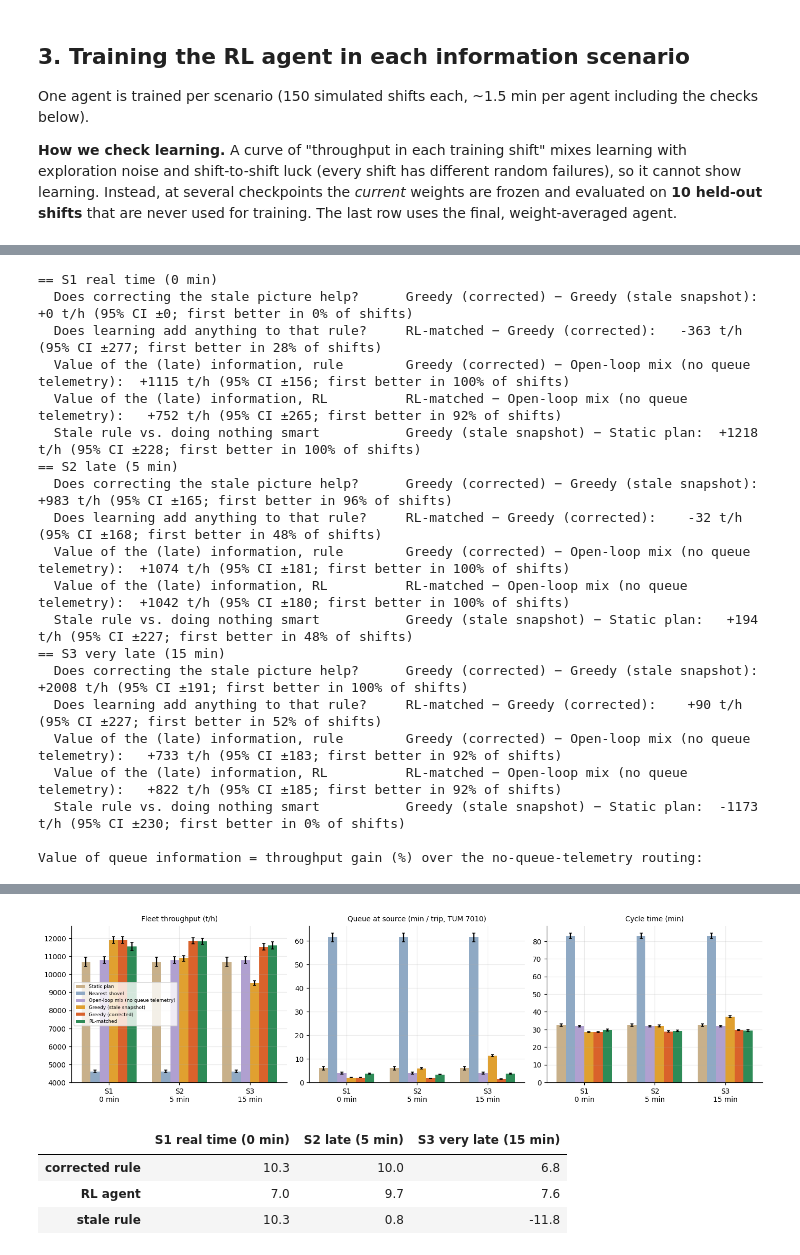
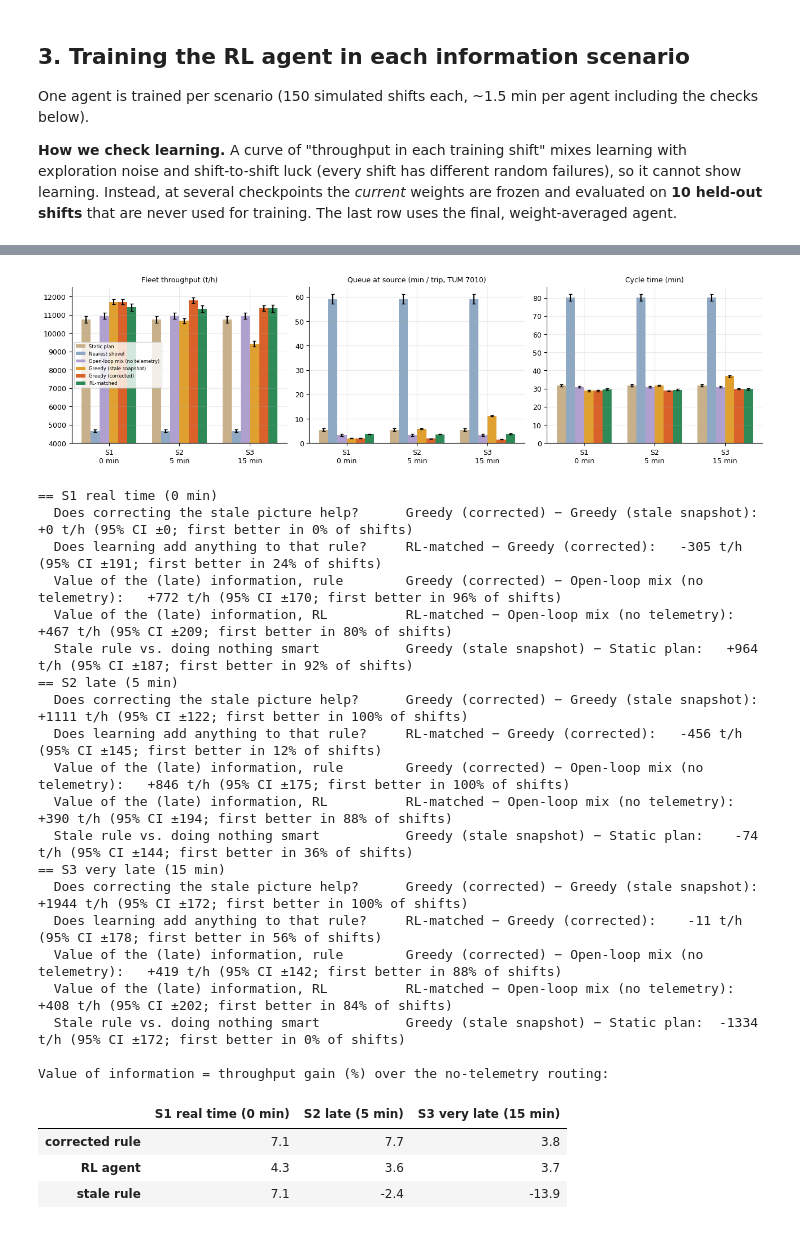
Before and after one commit to ka-means/ka-means.github.io, a Jupyter notebook: assets/notebooks/rl-dispatch-information-latency.ipynb, the cells around one changed output, grey strips where cells are left out. Cells and saved outputs as stored; diff of their text form; code cells hidden in the pictures.

```diff
--- a/assets/notebooks/rl-dispatch-information-latency.ipynb
+++ b/assets/notebooks/rl-dispatch-information-latency.ipynb
@@ -440,7 +440,7 @@ class GreedyObs:
         est = []
         for a in range(s.M):
             e = max(s.p.te[a], c[a] * self.svc)
-            if dn[a]:
+            if dn[a] and not s.down[a] or dn[a]:
                 e += 60
             if self.noise:
                 e *= s.policy_rng.lognormal(0, self.noise)
@@ -461,10 +461,10 @@ def replicate(make_policy, n=20, seed0=0, keep_sims=False, **kw):
 
 
 def ci95(x):
-    """Two-sided 95% half-width using Student's t for the finite replication count."""
+    """Two-sided 95% half-width using Student's t distribution (correct for small replication counts)."""
     x = np.asarray(x, float)
     if len(x) < 2:
-        return float("nan")
+        return float('nan')
     return student_t.ppf(0.975, len(x) - 1) * x.std(ddof=1) / np.sqrt(len(x))
 
 
@@ -557,8 +557,9 @@ class CorrectedGreedy:
 
 
 class Mix:
-    """Open-loop dispatcher: sends each truck to shovel a with fixed probability p[a]. Uses no queue telemetry
-    but does use the current shovel-availability flag; this isolates the value of queue information beyond geometry and current availability."""
+    """Open-loop dispatcher: sends each truck to shovel a with fixed probability p[a], but still checks the current
+    shovel up/down flag before sampling. It uses NO queue telemetry (this is the control for how much value the
+    (late) queue information adds beyond plain geometry and knowing which shovels are currently working)."""
     central = False; redirect_delay = 6.0
     def __init__(self, p): self.p = np.asarray(p) / np.sum(p); self.name = "Open-loop mix (no queue telemetry)"
     def choose(self, s, i, redirect=False):
@@ -640,10 +640,10 @@ def make(kind, lag):
     if kind == "Nearest shovel": return Nearest()
     if kind == "Greedy (stale snapshot)": return GreedyObs(lag)
     if kind == "Greedy (corrected)": return CorrectedGreedy(lag)
-    if kind == "Open-loop mix (no queue telemetry)": return Mix(mix_p)
+    if kind == "Open-loop mix (no telemetry)": return Mix(mix_p)
     if kind == "RL-matched": return LinearQ(lag=lag, theta=agents[lag].theta, name="RL-matched")
 
-KINDS = ["Static plan", "Nearest shovel", "Open-loop mix (no queue telemetry)", "Greedy (stale snapshot)", "Greedy (corrected)", "RL-matched"]
+KINDS = ["Static plan", "Nearest shovel", "Open-loop mix (no telemetry)", "Greedy (stale snapshot)", "Greedy (corrected)", "RL-matched"]
 N_EVAL = 25
 results, kept = {}, {}
 for sname, lag in LAGS.items():
@@ -660,7 +660,7 @@ tab = pd.DataFrame(rows)
 display(tab.round(1))
 
 fig, axs = plt.subplots(1, 3, figsize=(13, 3.6))
-cols = {"Static plan": "#c8b08a", "Nearest shovel": "#8fa9c4", "Open-loop mix (no queue telemetry)": "#b0a0d0",
+cols = {"Static plan": "#c8b08a", "Nearest shovel": "#8fa9c4", "Open-loop mix (no telemetry)": "#b0a0d0",
         "Greedy (stale snapshot)": "#e0a030", "Greedy (corrected)": "#d9622b", "RL-matched": "#2e8b57"}
 for ax, (metric, ttl) in zip(axs, [("tph_fleet", "Fleet throughput (t/h)"), ("queue_src", "Queue at source (min / trip, TUM 7010)"), ("cycle_time", "Cycle time (min)")]):
     w = 0.13
@@ -671,7 +671,7 @@ for ax, (metric, ttl) in zip(axs, [("tph_fleet", "Fleet throughput (t/h)"), ("qu
     if metric == "tph_fleet": ax.set_ylim(4000, None)
 axs[0].legend(fontsize=6); plt.tight_layout(); plt.show()
 
-# ---- paired differences on the same evaluation seed indices (note: random streams diverge once policies differ,
+# ---- paired differences on the same evaluation seeds (note: random streams diverge once policies differ,
 #      so "first better in x % of shifts" compares shifts with the same seed index, not identical shifts)
 def paired(a, b, sname):
     d = results[(sname, a)].tph_fleet.values - results[(sname, b)].tph_fleet.values
@@ -680,35 +680,15 @@ for sname in LAGS:
     print("==", sname)
     print("  Does correcting the stale picture help?     ", paired("Greedy (corrected)", "Greedy (stale snapshot)", sname))
     print("  Does learning add anything to that rule?    ", paired("RL-matched", "Greedy (corrected)", sname))
-    print("  Value of the (late) information, rule       ", paired("Greedy (corrected)", "Open-loop mix (no queue telemetry)", sname))
-    print("  Value of the (late) information, RL         ", paired("RL-matched", "Open-loop mix (no queue telemetry)", sname))
+    print("  Value of the (late) information, rule       ", paired("Greedy (corrected)", "Open-loop mix (no telemetry)", sname))
+    print("  Value of the (late) information, RL         ", paired("RL-matched", "Open-loop mix (no telemetry)", sname))
     print("  Stale rule vs. doing nothing smart          ", paired("Greedy (stale snapshot)", "Static plan", sname))
 
-voi = pd.DataFrame({sname: [100 * (results[(sname, "Greedy (corrected)")].tph_fleet.mean() / results[(sname, "Open-loop mix (no queue telemetry)")].tph_fleet.mean() - 1),
-                            100 * (results[(sname, "RL-matched")].tph_fleet.mean() / results[(sname, "Open-loop mix (no queue telemetry)")].tph_fleet.mean() - 1),
-                            100 * (results[(sname, "Greedy (stale snapshot)")].tph_fleet.mean() / results[(sname, "Open-loop mix (no queue telemetry)")].tph_fleet.mean() - 1)]
+voi = pd.DataFrame({sname: [100 * (results[(sname, "Greedy (corrected)")].tph_fleet.mean() / results[(sname, "Open-loop mix (no telemetry)")].tph_fleet.mean() - 1),
+                            100 * (results[(sname, "RL-matched")].tph_fleet.mean() / results[(sname, "Open-loop mix (no telemetry)")].tph_fleet.mean() - 1),
+                            100 * (results[(sname, "Greedy (stale snapshot)")].tph_fleet.mean() / results[(sname, "Open-loop mix (no telemetry)")].tph_fleet.mean() - 1)]
                     for sname in LAGS}, index=["corrected rule", "RL agent", "stale rule"])
-print("\nValue of queue information = throughput gain (%) over the no-queue-telemetry routing:")
+print("\nValue of information = throughput gain (%) over the no-telemetry routing:")
 display(voi.round(1))
 # %% [output]
-== S1 real time (0 min)
-  Does correcting the stale picture help?      Greedy (corrected) − Greedy (stale snapshot):     +0 t/h (95% CI ±0; first better in 0% of shifts)
-  Does learning add anything to that rule?     RL-matched − Greedy (corrected):   -363 t/h (95% CI ±277; first better in 28% of shifts)
-  Value of the (late) information, rule        Greedy (corrected) − Open-loop mix (no queue telemetry):  +1115 t/h (95% CI ±156; first better in 100% of shifts)
-  Value of the (late) information, RL          RL-matched − Open-loop mix (no queue telemetry):   +752 t/h (95% CI ±265; first better in 92% of shifts)
-  Stale rule vs. doing nothing smart           Greedy (stale snapshot) − Static plan:  +1218 t/h (95% CI ±228; first better in 100% of shifts)
-== S2 late (5 min)
-  Does correcting the stale picture help?      Greedy (corrected) − Greedy (stale snapshot):   +983 t/h (95% CI ±165; first better in 96% of shifts)
-  Does learning add anything to that rule?     RL-matched − Greedy (corrected):    -32 t/h (95% CI ±168; first better in 48% of shifts)
-  Value of the (late) information, rule        Greedy (corrected) − Open-loop mix (no queue telemetry):  +1074 t/h (95% CI ±181; first better in 100% of shifts)
-  Value of the (late) information, RL          RL-matched − Open-loop mix (no queue telemetry):  +1042 t/h (95% CI ±180; first better in 100% of shifts)
-  Stale rule vs. doing nothing smart           Greedy (stale snapshot) − Static plan:   +194 t/h (95% CI ±227; first better in 48% of shifts)
-== S3 very late (15 min)
-  Does correcting the stale picture help?      Greedy (corrected) − Greedy (stale snapshot):  +2008 t/h (95% CI ±191; first better in 100% of shifts)
-  Does learning add anything to that rule?     RL-matched − Greedy (corrected):    +90 t/h (95% CI ±227; first better in 52% of shifts)
-  Value of the (late) information, rule        Greedy (corrected) − Open-loop mix (no queue telemetry):   +733 t/h (95% CI ±183; first better in 92% of shifts)
-  Value of the (late) information, RL          RL-matched − Open-loop mix (no queue telemetry):   +822 t/h (95% CI ±185; first better in 92% of shifts)
-  Stale rule vs. doing nothing smart           Greedy (stale snapshot) − Static plan:  -1173 t/h (95% CI ±230; first better in 0% of shifts)
-
-Value of queue information = throughput gain (%) over the no-queue-telemetry routing:
 |  | Scenario | Dispatcher | Throughput t/h | ±CI | Cycle min | Queue src min | Utilization % | Hang min |
@@ -731,5 +711,25 @@ Value of queue information = throughput gain (%) over the no-queue-telemetry rou
-[figure, old version]
+[figure, new version]
+== S1 real time (0 min)
+  Does correcting the stale picture help?      Greedy (corrected) − Greedy (stale snapshot):     +0 t/h (95% CI ±0; first better in 0% of shifts)
+  Does learning add anything to that rule?     RL-matched − Greedy (corrected):   -305 t/h (95% CI ±191; first better in 24% of shifts)
+  Value of the (late) information, rule        Greedy (corrected) − Open-loop mix (no telemetry):   +772 t/h (95% CI ±170; first better in 96% of shifts)
+  Value of the (late) information, RL          RL-matched − Open-loop mix (no telemetry):   +467 t/h (95% CI ±209; first better in 80% of shifts)
+  Stale rule vs. doing nothing smart           Greedy (stale snapshot) − Static plan:   +964 t/h (95% CI ±187; first better in 92% of shifts)
+== S2 late (5 min)
+  Does correcting the stale picture help?      Greedy (corrected) − Greedy (stale snapshot):  +1111 t/h (95% CI ±122; first better in 100% of shifts)
+  Does learning add anything to that rule?     RL-matched − Greedy (corrected):   -456 t/h (95% CI ±145; first better in 12% of shifts)
+  Value of the (late) information, rule        Greedy (corrected) − Open-loop mix (no telemetry):   +846 t/h (95% CI ±175; first better in 100% of shifts)
+  Value of the (late) information, RL          RL-matched − Open-loop mix (no telemetry):   +390 t/h (95% CI ±194; first better in 88% of shifts)
+  Stale rule vs. doing nothing smart           Greedy (stale snapshot) − Static plan:    -74 t/h (95% CI ±144; first better in 36% of shifts)
+== S3 very late (15 min)
+  Does correcting the stale picture help?      Greedy (corrected) − Greedy (stale snapshot):  +1944 t/h (95% CI ±172; first better in 100% of shifts)
+  Does learning add anything to that rule?     RL-matched − Greedy (corrected):    -11 t/h (95% CI ±178; first better in 56% of shifts)
+  Value of the (late) information, rule        Greedy (corrected) − Open-loop mix (no telemetry):   +419 t/h (95% CI ±142; first better in 88% of shifts)
+  Value of the (late) information, RL          RL-matched − Open-loop mix (no telemetry):   +408 t/h (95% CI ±202; first better in 84% of shifts)
+  Stale rule vs. doing nothing smart           Greedy (stale snapshot) − Static plan:  -1334 t/h (95% CI ±172; first better in 0% of shifts)
+
+Value of information = throughput gain (%) over the no-telemetry routing:
 |  | S1 real time (0 min) | S2 late (5 min) | S3 very late (15 min) |
-| corrected rule | 10.3 | 10.0 | 6.8 |
-| RL agent | 7.0 | 9.7 | 7.6 |
-| stale rule | 10.3 | 0.8 | -11.8 |
+| corrected rule | 7.1 | 7.7 | 3.8 |
+| RL agent | 4.3 | 3.6 | 3.7 |
+| stale rule | 7.1 | -2.4 | -13.9 |
```
Also changed, not shown: parts of 24 cells of this notebook, 7 other files.
